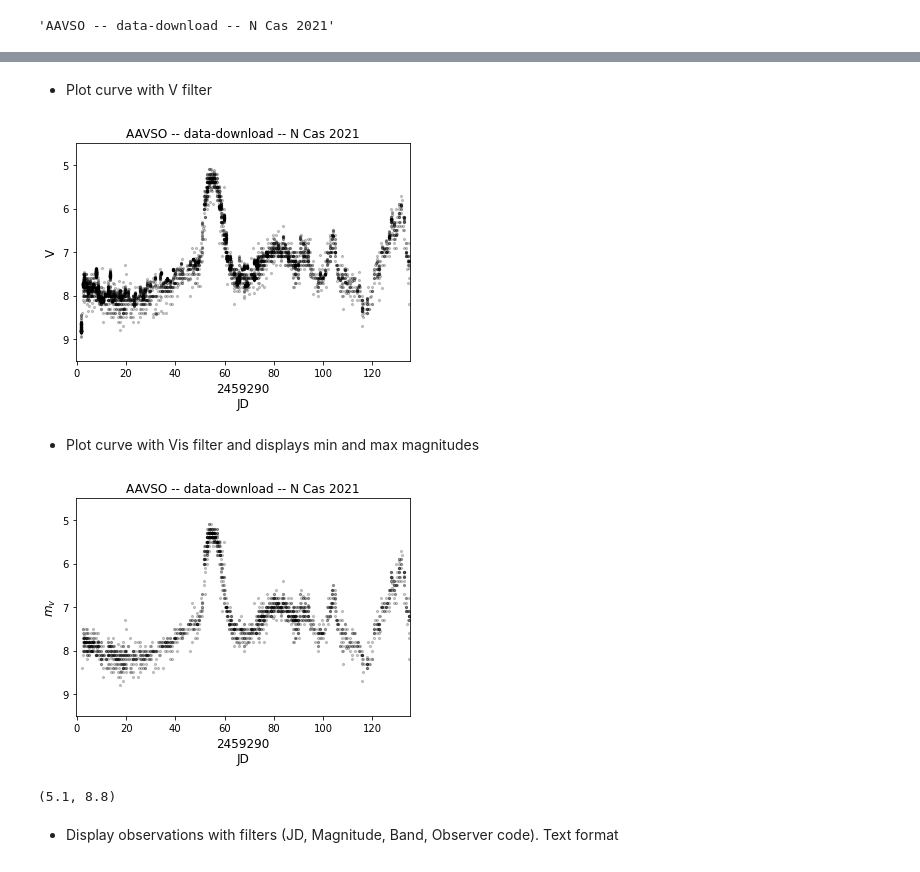
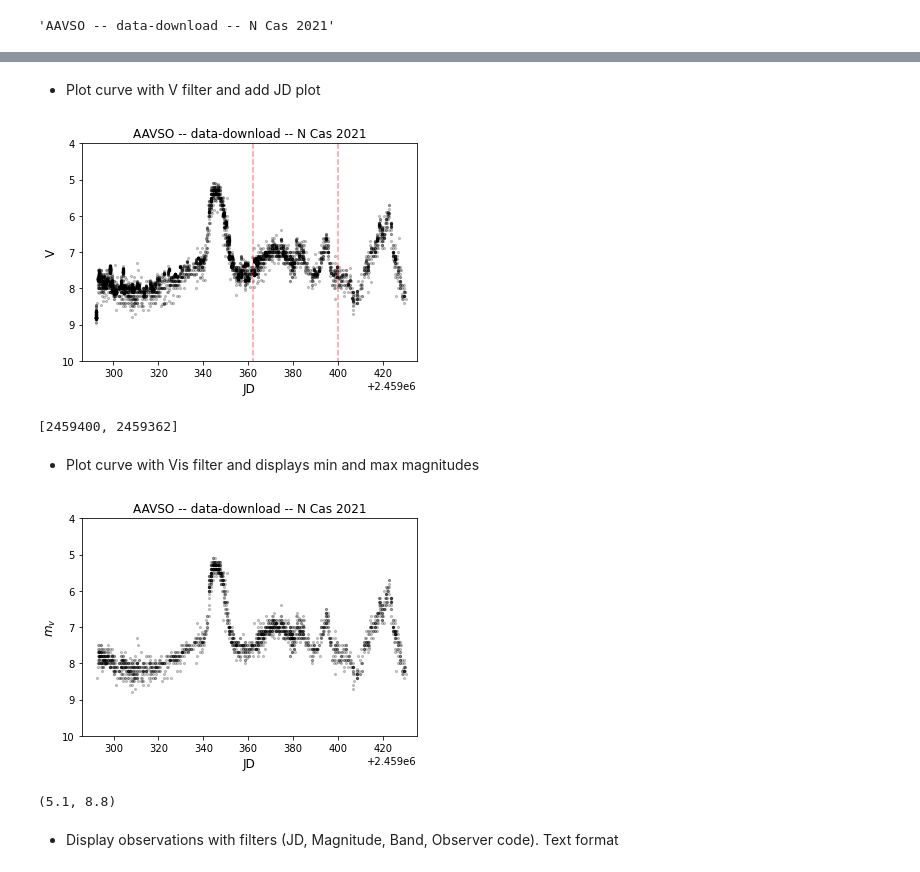
Before and after one commit to dtouzan/ciboulette, a Jupyter notebook: notebook/exemple-aavso.ipynb, the cells around one changed output, grey strips where cells are left out. Cells and saved outputs as stored; diff of their text form; code cells hidden in the pictures.

Commit message:
add JD line for data donwload plot

```diff
--- a/notebook/exemple-aavso.ipynb
+++ b/notebook/exemple-aavso.ipynb
@@ -33,17 +33,22 @@ c.comments
 # %% [markdown]
-- Plot curve with V filter
+- Plot curve with V filter and add JD plot
 # %%
+c.V
+c.JulianDay = [2459400,2459362]
 c.plot()
+c.JulianDay
 # %% [output]
-[figure, old version]
+[figure, new version]
+[2459400, 2459362]
 # %% [markdown]
 - Plot curve with Vis filter and displays min and max magnitudes
 # %%
 c.Vis
+c.JulianDay = [0]
 c.plot()
 c.magnitudeMinMax
 # %% [output]
-[figure, old version]
+[figure, new version]
 (5.1, 8.8)
 # %% [markdown]
 - Display observations with filters (JD, Magnitude, Band, Observer code). Text format
```
Also changed, not shown: parts of 5 cells of this notebook.
